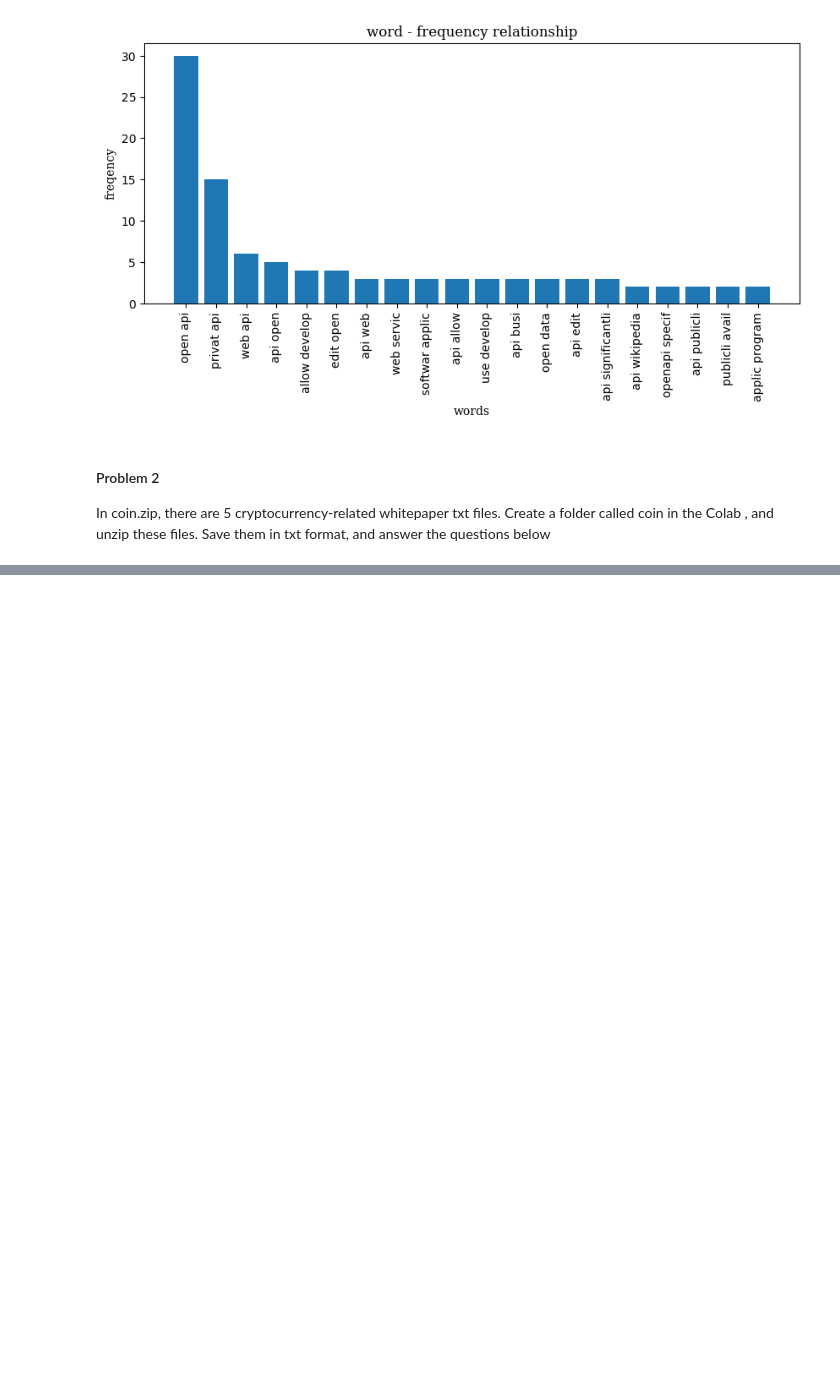
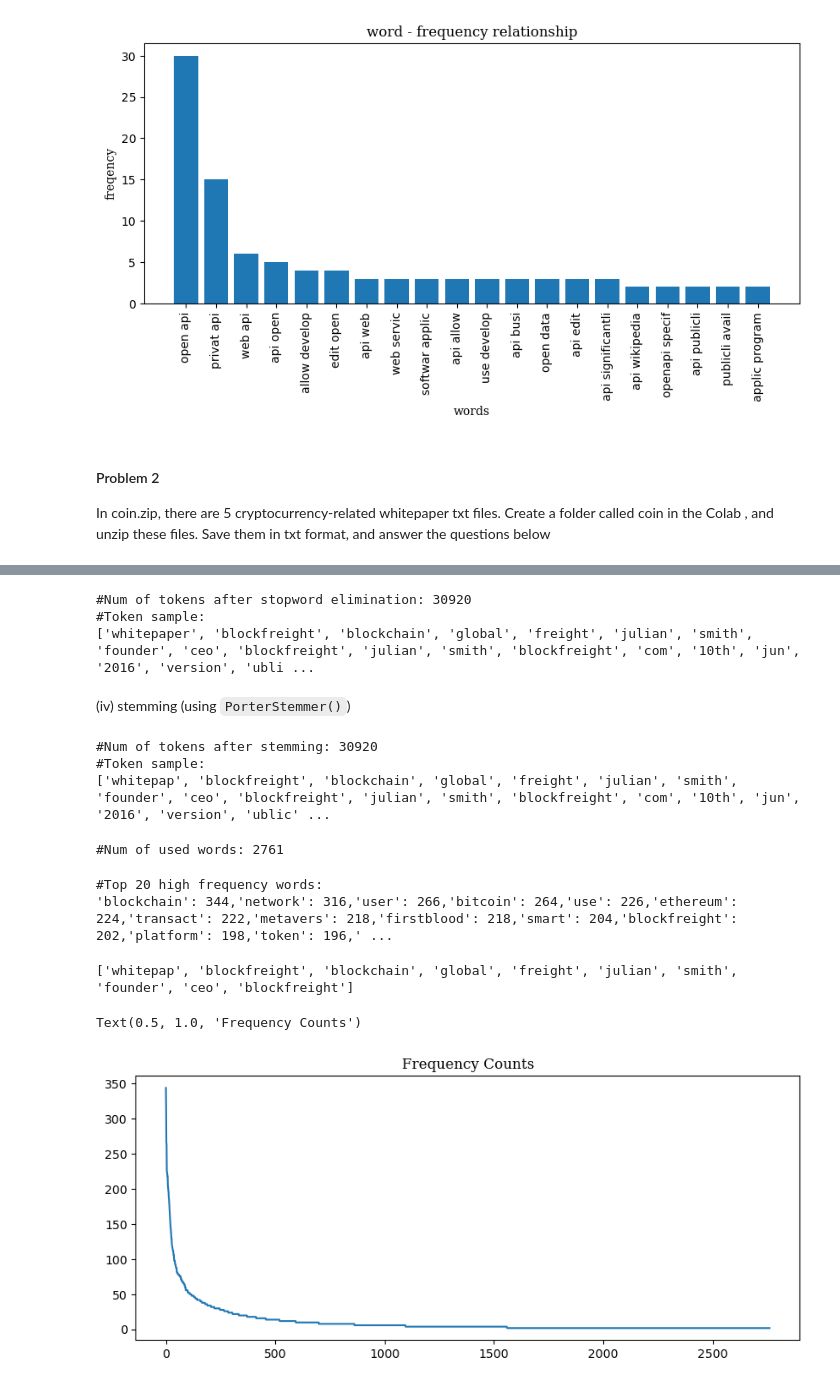
Before and after one commit to Tommylee1013/Webscraping, a Jupyter notebook: Homeworks/Homework01.ipynb, the cells around one changed output, grey strips where cells are left out. Drawn from its saved outputs; the diff is of its cells as text; code cells hidden in the pictures; blank space fills up the shorter version.

```diff
--- a/Homeworks/Homework01.ipynb
+++ b/Homeworks/Homework01.ipynb
@@ -137,0 +197,60 @@ In coin.zip, there are 5 cryptocurrency-related whitepaper txt files. Create a f
+# %%
+from nltk.corpus import stopwords
+
+english_stops = set(stopwords.words('english')) # convert to set to avoid repetition
+stop_tokens = [word for word in reg_tokens if word not in english_stops]
+# Create a list with only words excluding stopwords
+print('#Num of tokens after stopword elimination:', len(stop_tokens))
+print('#Token sample:')
+print(stop_tokens[:20])
+# %% [output]
+#Num of tokens after stopword elimination: 30920
+#Token sample:
+['whitepaper', 'blockfreight', 'blockchain', 'global', 'freight', 'julian', 'smith', 'founder', 'ceo', 'blockfreight', 'julian', 'smith', 'blockfreight', 'com', '10th', 'jun', '2016', 'version', 'ubli ...
+# %% [markdown]
+(iv) stemming (using `PorterStemmer()`)
+# %%
+from nltk.stem import PorterStemmer
+stemmer = PorterStemmer()
+stem_tokens = [stemmer.stem(token) for token in stop_tokens]
+print('#Num of tokens after stemming:', len(stem_tokens))
+print('#Token sample:')
+print(stem_tokens[:20])
+# %% [output]
+#Num of tokens after stemming: 30920
+#Token sample:
+['whitepap', 'blockfreight', 'blockchain', 'global', 'freight', 'julian', 'smith', 'founder', 'ceo', 'blockfreight', 'julian', 'smith', 'blockfreight', 'com', '10th', 'jun', '2016', 'version', 'ublic' ...
+# %%
+word_count = dict()
+for word in stem_tokens:
+    word_count[word] = word_count.get(word, 0) + 1
+print('#Num of used words:', len(word_count))
+# %% [output]
+#Num of used words: 2761
+# %%
+sorted_word_count = sorted(word_count, key = word_count.get, reverse = True)
+print("#Top 20 high frequency words:")
+for key in sorted_word_count[:20]: #print top 20 frequency words
+    print(f'{repr(key)}: {word_count[key]}', end=',')
+# %% [output]
+#Top 20 high frequency words:
+'blockchain': 344,'network': 316,'user': 266,'bitcoin': 264,'use': 226,'ethereum': 224,'transact': 222,'metavers': 218,'firstblood': 218,'smart': 204,'blockfreight': 202,'platform': 198,'token': 196,' ...
+# %%
+import nltk
+my_tag_set = ['NN', 'VB', 'VBD', 'JJ']
+my_words = [word for word, tag in nltk.pos_tag(stem_tokens) if tag in my_tag_set]
+print(my_words[:10])
+# %% [output]
+['whitepap', 'blockfreight', 'blockchain', 'global', 'freight', 'julian', 'smith', 'founder', 'ceo', 'blockfreight']
+# %%
+import matplotlib.pyplot as plt
+
+w = [word_count[key] for key in sorted_word_count]
+# Create a list by getting the frequency count for a sorted list of words
+
+plt.figure(figsize = (10, 4))
+plt.plot(w)
+plt.title('Frequency Counts', fontsize = 12, fontfamily = 'Serif')
+# %% [output]
+Text(0.5, 1.0, 'Frequency Counts')
+[figure, added]
```
Also changed, not shown: parts of 25 cells of this notebook, 7 other files.
